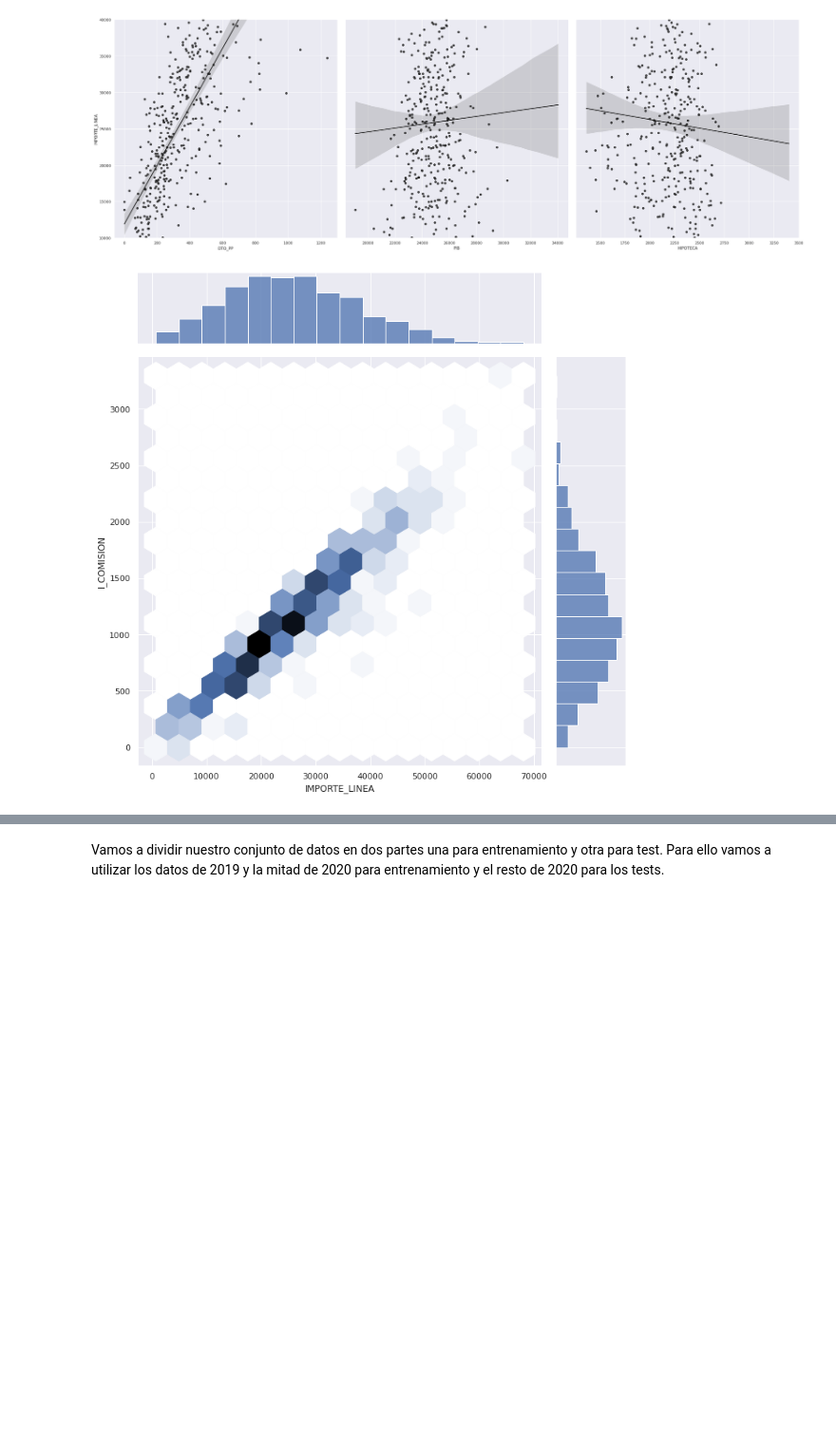
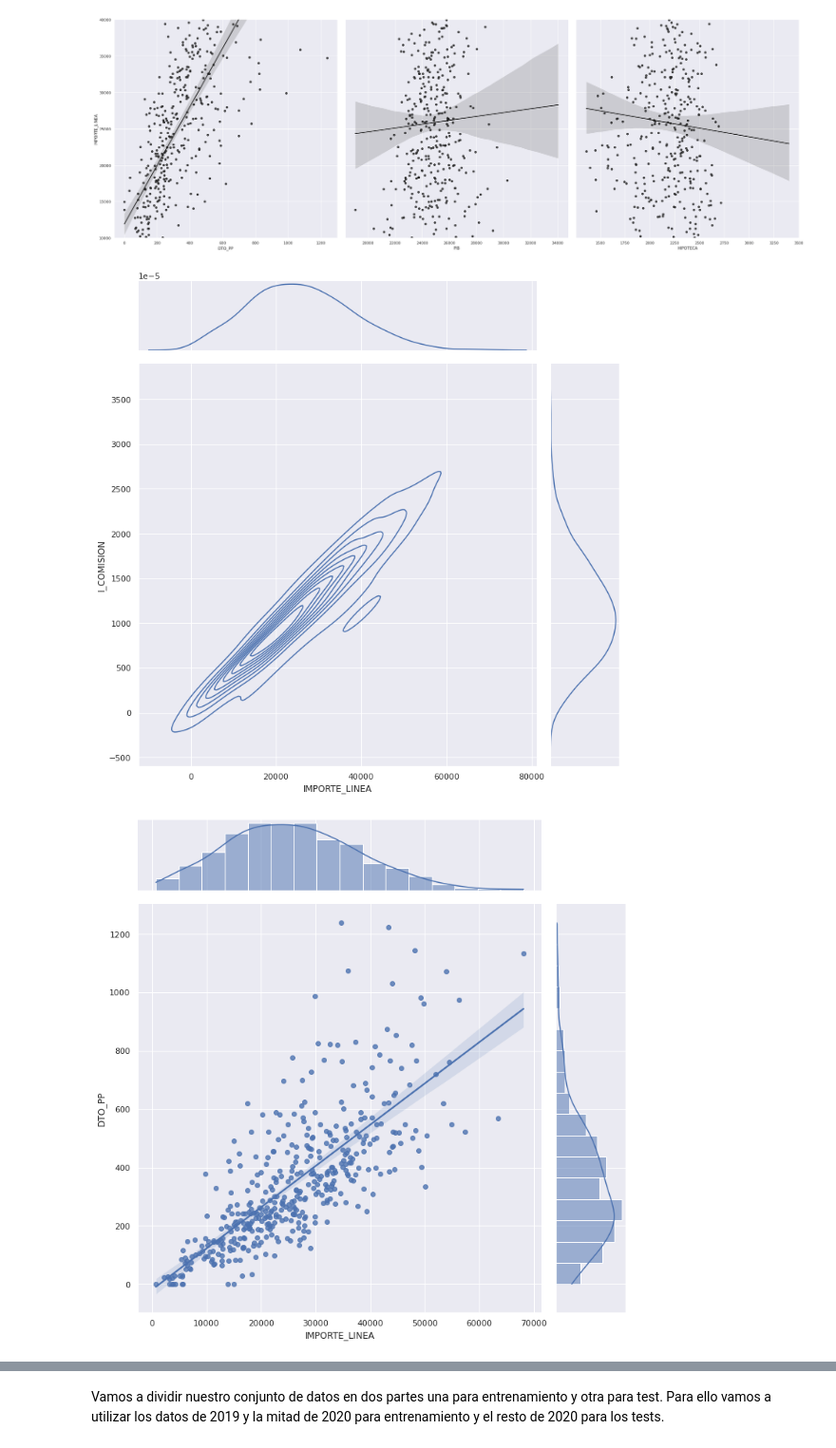
Before and after one commit to pacogp/TFM, a Jupyter notebook: importancia_importe_comisiones.ipynb, the cells around one changed output, grey strips where cells are left out. Shown at 95% size. Saved outputs shown, nothing was run; the diff lists cells and outputs as text; code cells hidden in the pictures; blank space fills up the shorter version.

```diff
--- a/importancia_importe_comisiones.ipynb
+++ b/importancia_importe_comisiones.ipynb
@@ -65,8 +65,10 @@ g.set(ylim=(10000, 40000))
 # %%
 
 # Custom the inside plot: options are: “scatter” | “reg” | “resid” | “kde” | “hex”
-sns.jointplot(x=train["IMPORTE_LINEA"], y=train["I_COMISION"], kind='hex', size=10)
-
+sns.jointplot(x=train["IMPORTE_LINEA"], y=train["I_COMISION"], kind='kde', size=10)
+sns.jointplot(x=train["IMPORTE_LINEA"], y=train["DTO_PP"], kind='reg', size=10)
+sns.jointplot(x=train["IMPORTE_LINEA"], y=train["DTO_LINEAS"], kind='hex', size=10)
 plt.show()
 # %% [output]
-[figure, old version]
+[figure, new version]
+[figure, added]
```
Also changed, not shown: parts of 1 cell of this notebook.
